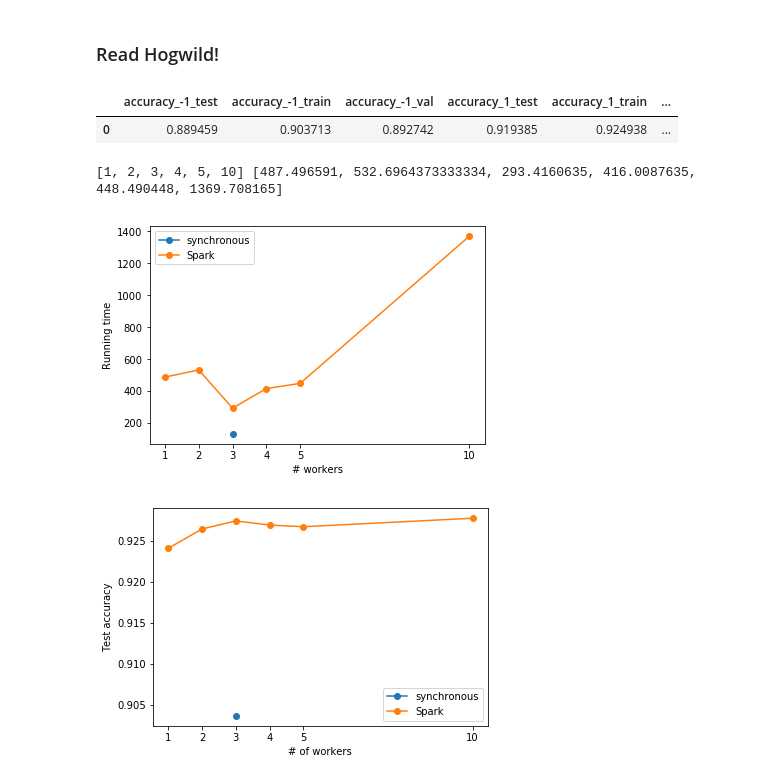
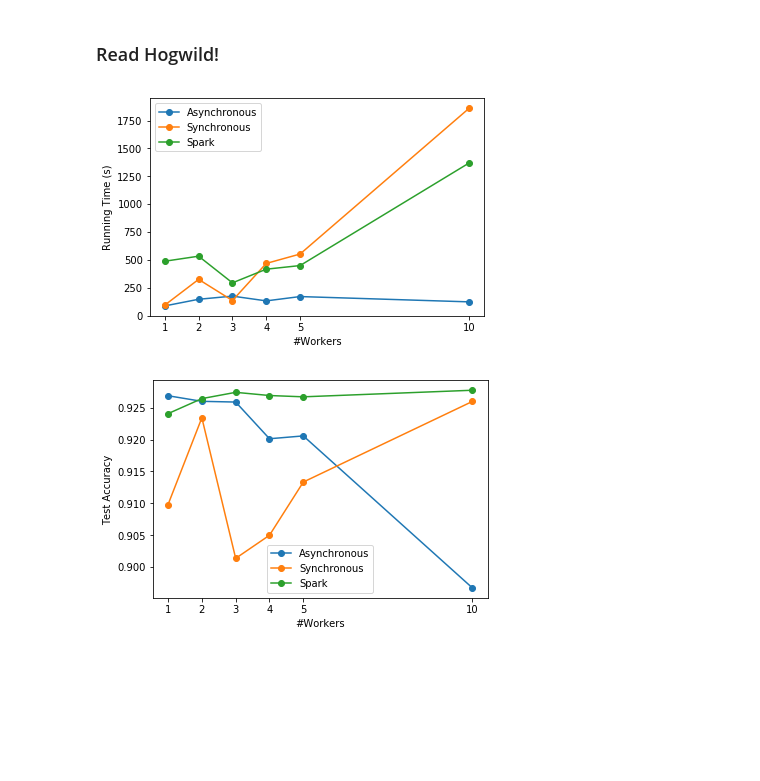
Before and after one commit to rusucosmin/hw, a Jupyter notebook: analysis/analysis.ipynb, the cells around one changed output. Drawn from its saved outputs; the diff is of its cells as text; code cells hidden in the pictures; blank space fills up the shorter version.

```diff
--- a/analysis/analysis.ipynb
+++ b/analysis/analysis.ipynb
@@ -78,11 +78,6 @@ for path in data_paths:
         d = json.load(f)
     logs.append(json_normalize(d))
 data_hog = pd.concat(logs, axis=0)
-# %%
-data_hog
-# %% [output]
-|  | accuracy_-1_test | accuracy_-1_train | accuracy_-1_val | accuracy_1_test | accuracy_1_train | ... |
-| 0 | 0.889459 | 0.903713 | 0.892742 | 0.919385 | 0.924938 | ... |
 # %%
 ### Hogwild
 by_sync = data_hog.groupby('running_mode')
@@ -95,7 +90,9 @@ for rmode in by_sync:
         workers.append(work)
         time = np.mean(w_count[1]['running_time'].values)
         times.append(time)
-    plt.plot(workers, times, 'o-', label=mode)
+    zipped_sorted = sorted(zip(workers, times), key=lambda x: x[0])
+    (workers, times) = zip(*zipped_sorted)
+    plt.plot(workers, times, 'o-', label=mode.capitalize())
 
 ### Spark
 by_workers = data.groupby('num_workers')
@@ -107,46 +104,46 @@ for i in by_workers:
     times.append(np.mean(compute_time))
 
 plt.plot(workers, times, 'o-', label='Spark')
-print(workers, times)
 ### plot
-plt.xlabel('# workers')
-plt.ylabel('Running time')
+plt.xlabel('#Workers')
+plt.ylabel('Running Time (s)')
 plt.xticks(workers)
 plt.legend()
 plt.show()
 # %% [output]
-[1, 2, 3, 4, 5, 10] [487.496591, 532.6964373333334, 293.4160635, 416.0087635, 448.490448, 1369.708165]
-[figure, old version]
+[figure, new version]
 # %%
 ### Hogwild
 by_sync = data_hog.groupby('running_mode')
 for rmode in by_sync:
     mode = rmode[0]
     accs = []
     workers = []
     for w_count in rmode[1].groupby('n_workers'):
         work = int(w_count[0])
         workers.append(work)
         acc = np.mean(w_count[1]['accuracy_test'].values)
         accs.append(acc)
-    plt.plot(workers, accs, 'o-', label=mode)
+    zipped_sorted = sorted(zip(workers, accs), key=lambda x: x[0])
+    (workers, accs) = zip(*zipped_sorted)
+    plt.plot(workers, accs, 'o-', label=mode.capitalize())
 
 
 ### Spark
 by_workers = data.groupby('num_workers')
 test_accs = []
 workers = []
 for i in by_workers:
     acc = np.array(i[1]['test_accuracy'].values)
     workers.append(i[0])
     test_accs.append(np.mean(acc))
 plt.plot(workers, test_accs, 'o-', label="Spark")
 
 ### General plot info
-plt.xlabel('# of workers')
-plt.ylabel('Test accuracy')
+plt.xlabel('#Workers')
+plt.ylabel('Test Accuracy')
 plt.xticks(workers)
 plt.legend()
 plt.show()
 # %% [output]
-[figure, old version]
+[figure, new version]
```
